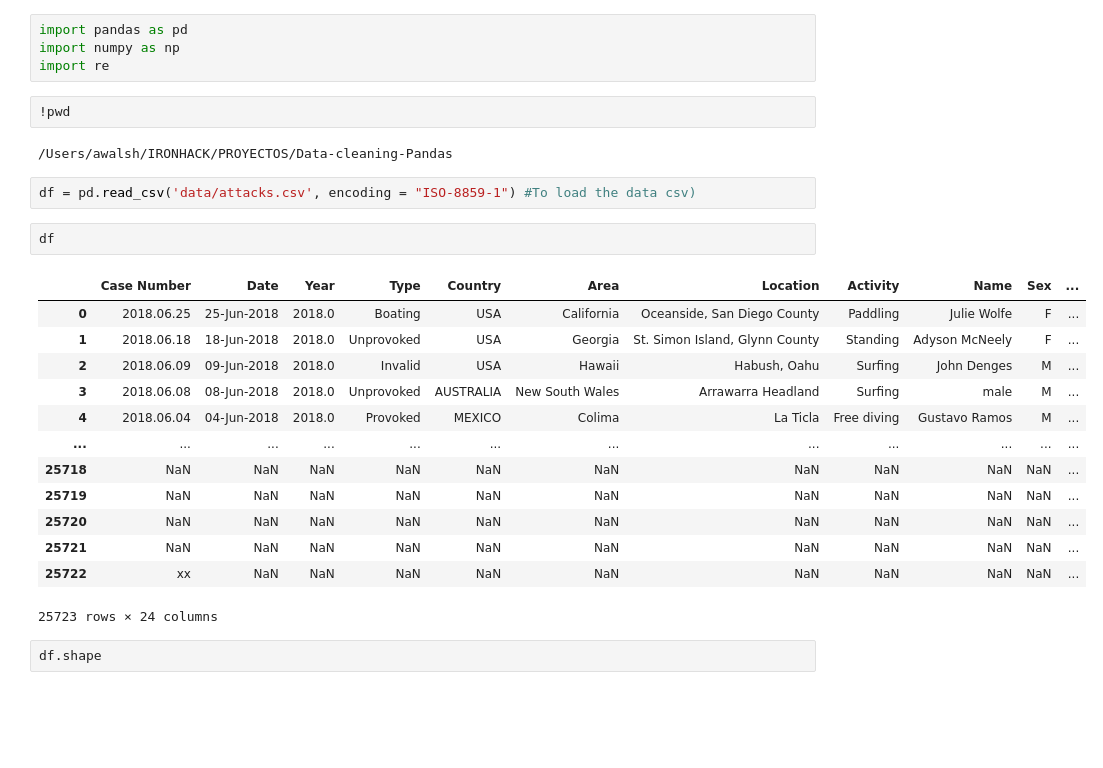
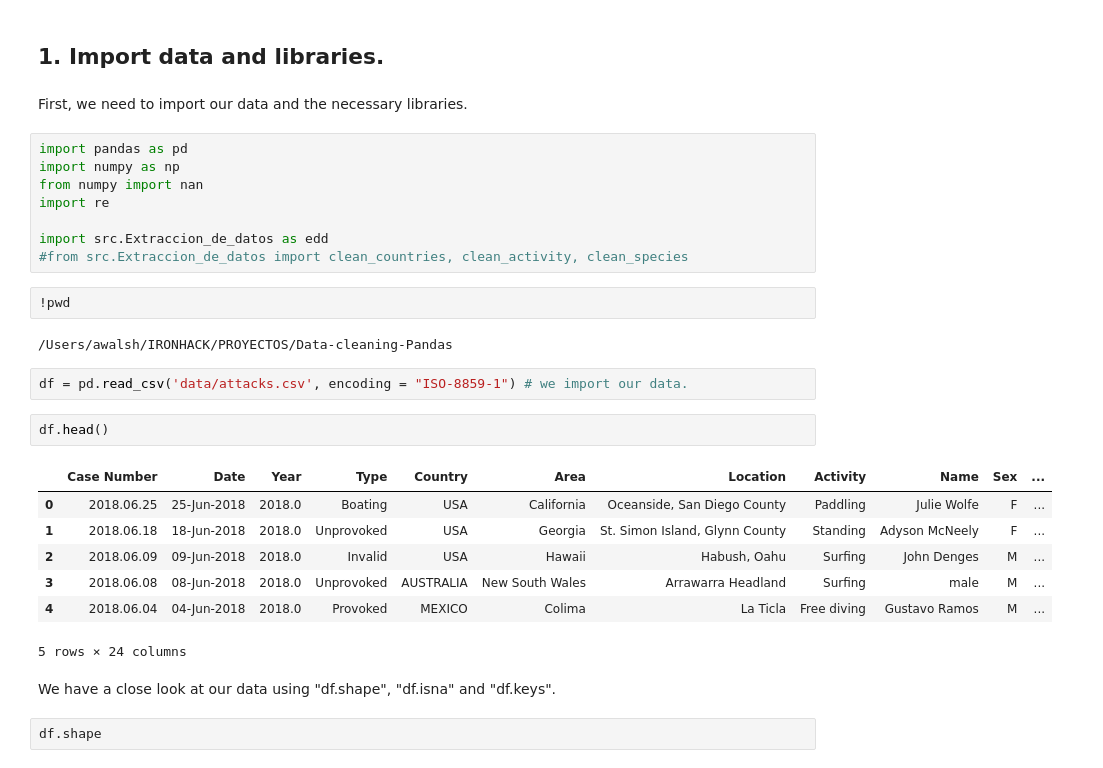
Before and after one commit to AnaWalsh/Data-cleaning-Pandas, a Jupyter notebook: Cleaning_data.ipynb, the cells around one changed output. Cells and saved outputs as stored; diff of their text form; blank space fills up the shorter version.

```diff
--- a/Cleaning_data.ipynb
+++ b/Cleaning_data.ipynb
@@ -1,29 +3,33 @@
+# %% [markdown]
+## 1. Import data and libraries.
+# %% [markdown]
+First, we need to import our data and the necessary libraries.
 # %%
 import pandas as pd
 import numpy as np
+from numpy import nan
 import re
+
+import src.Extraccion_de_datos as edd
+#from src.Extraccion_de_datos import clean_countries, clean_activity, clean_species
 # %%
 !pwd
 # %% [output]
 /Users/awalsh/IRONHACK/PROYECTOS/Data-cleaning-Pandas
 # %%
-df = pd.read_csv('data/attacks.csv', encoding = "ISO-8859-1") #To load the data csv)
+df = pd.read_csv('data/attacks.csv', encoding = "ISO-8859-1") # we import our data.
 # %%
-df
+df.head()
 # %% [output]
 |  | Case Number | Date | Year | Type | Country | Area | Location | Activity | Name | Sex | ... |
 | 0 | 2018.06.25 | 25-Jun-2018 | 2018.0 | Boating | USA | California | Oceanside, San Diego County | Paddling | Julie Wolfe | F | ... |
 | 1 | 2018.06.18 | 18-Jun-2018 | 2018.0 | Unprovoked | USA | Georgia | St. Simon Island, Glynn County | Standing | Adyson McNeely | F | ... |
 | 2 | 2018.06.09 | 09-Jun-2018 | 2018.0 | Invalid | USA | Hawaii | Habush, Oahu | Surfing | John Denges | M | ... |
 | 3 | 2018.06.08 | 08-Jun-2018 | 2018.0 | Unprovoked | AUSTRALIA | New South Wales | Arrawarra Headland | Surfing | male | M | ... |
 | 4 | 2018.06.04 | 04-Jun-2018 | 2018.0 | Provoked | MEXICO | Colima | La Ticla | Free diving | Gustavo Ramos | M | ... |
-| ... | ... | ... | ... | ... | ... | ... | ... | ... | ... | ... | ... |
-| 25718 | NaN | NaN | NaN | NaN | NaN | NaN | NaN | NaN | NaN | NaN | ... |
-| 25719 | NaN | NaN | NaN | NaN | NaN | NaN | NaN | NaN | NaN | NaN | ... |
-| 25720 | NaN | NaN | NaN | NaN | NaN | NaN | NaN | NaN | NaN | NaN | ... |
-| 25721 | NaN | NaN | NaN | NaN | NaN | NaN | NaN | NaN | NaN | NaN | ... |
-| 25722 | xx | NaN | NaN | NaN | NaN | NaN | NaN | NaN | NaN | NaN | ... |
-25723 rows × 24 columns
+5 rows × 24 columns
+# %% [markdown]
+We have a close look at our data using "df.shape", "df.isna" and "df.keys".
 # %%
 df.shape
 # %% [output]
```
Also changed, not shown: parts of 45 cells of this notebook, 3 other files.
